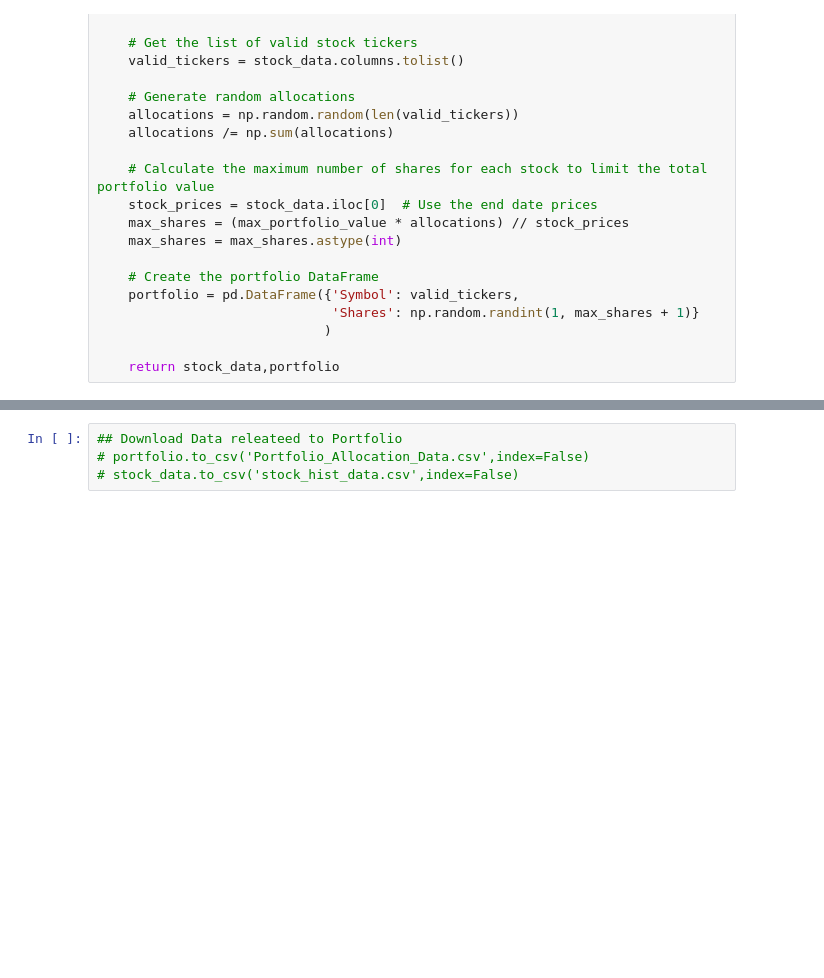
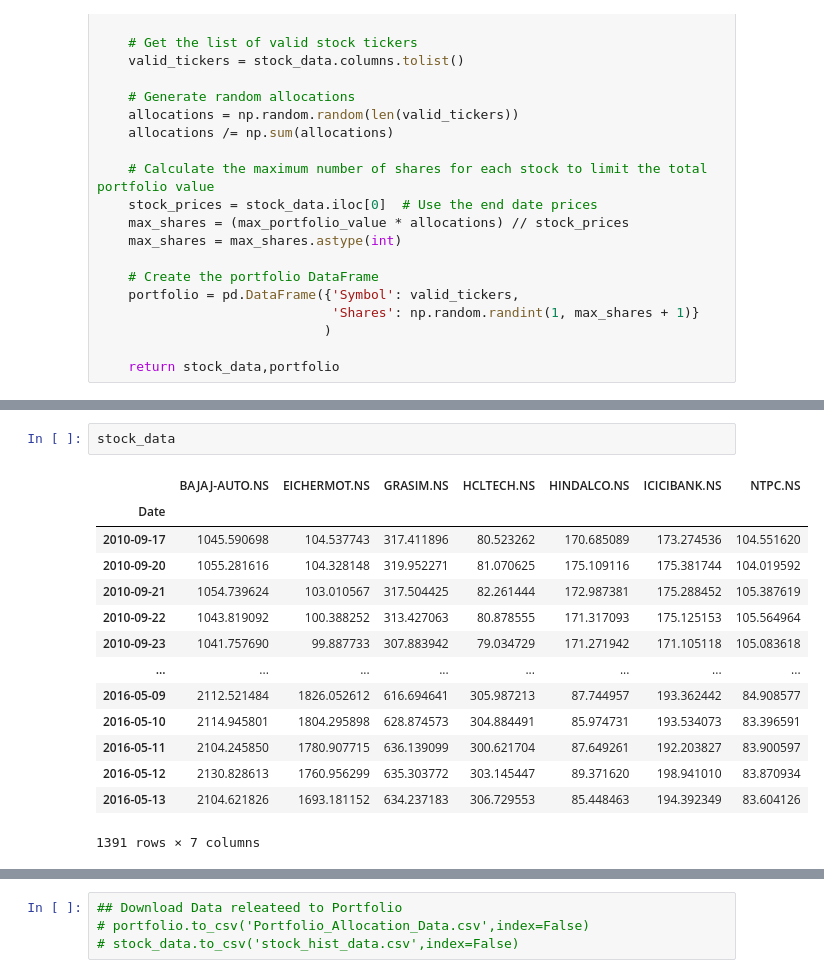
Before and after one commit to badal39/Portfolio-Analysis-and-Optimization-with-Sharpe-Ratio, a Jupyter notebook: optimization_notebook.ipynb, the cells around one changed output, grey strips where cells are left out. Cells and saved outputs as stored; diff of their text form; blank space fills up the shorter version.

```diff
--- a/optimization_notebook.ipynb
+++ b/optimization_notebook.ipynb
@@ -169,3 +219,20 @@ portfolio
+# %%
+stock_data
+# %% [output]
+|  | BAJAJ-AUTO.NS | EICHERMOT.NS | GRASIM.NS | HCLTECH.NS | HINDALCO.NS | ICICIBANK.NS | NTPC.NS |
+| Date |  |  |  |  |  |  |  |
+| 2010-09-17 | 1045.590698 | 104.537743 | 317.411896 | 80.523262 | 170.685089 | 173.274536 | 104.551620 |
+| 2010-09-20 | 1055.281616 | 104.328148 | 319.952271 | 81.070625 | 175.109116 | 175.381744 | 104.019592 |
+| 2010-09-21 | 1054.739624 | 103.010567 | 317.504425 | 82.261444 | 172.987381 | 175.288452 | 105.387619 |
+| 2010-09-22 | 1043.819092 | 100.388252 | 313.427063 | 80.878555 | 171.317093 | 175.125153 | 105.564964 |
+| 2010-09-23 | 1041.757690 | 99.887733 | 307.883942 | 79.034729 | 171.271942 | 171.105118 | 105.083618 |
+| ... | ... | ... | ... | ... | ... | ... | ... |
+| 2016-05-09 | 2112.521484 | 1826.052612 | 616.694641 | 305.987213 | 87.744957 | 193.362442 | 84.908577 |
+| 2016-05-10 | 2114.945801 | 1804.295898 | 628.874573 | 304.884491 | 85.974731 | 193.534073 | 83.396591 |
+| 2016-05-11 | 2104.245850 | 1780.907715 | 636.139099 | 300.621704 | 87.649261 | 192.203827 | 83.900597 |
+| 2016-05-12 | 2130.828613 | 1760.956299 | 635.303772 | 303.145447 | 89.371620 | 198.941010 | 83.870934 |
+| 2016-05-13 | 2104.621826 | 1693.181152 | 634.237183 | 306.729553 | 85.448463 | 194.392349 | 83.604126 |
+1391 rows × 7 columns
 # %%
 stock_data
 # %% [output]
```
Also changed, not shown: parts of 11 cells of this notebook, 8 other files.
